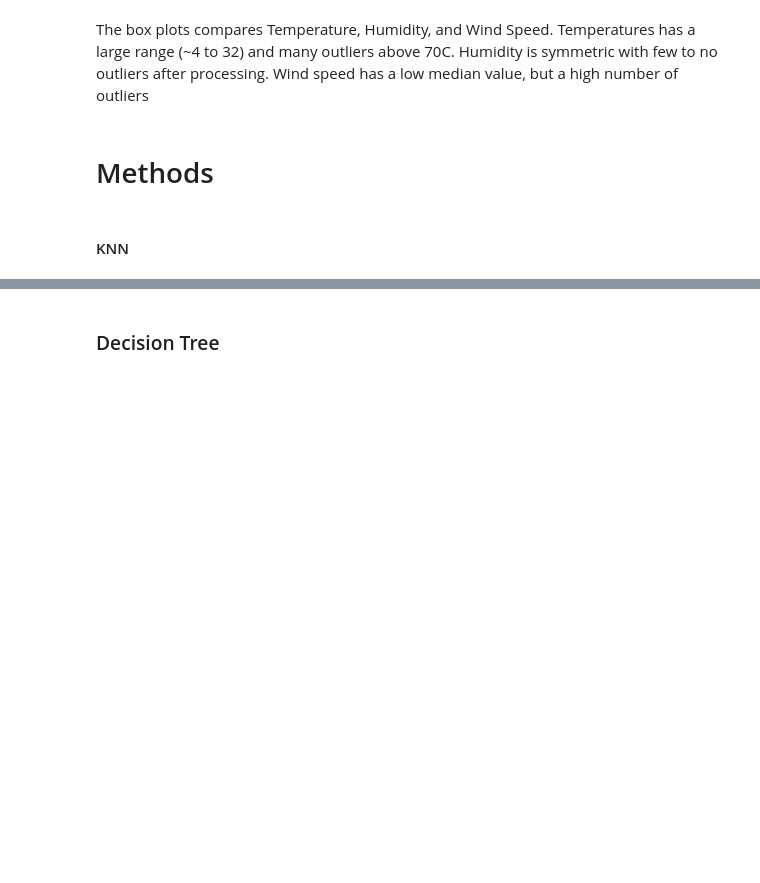
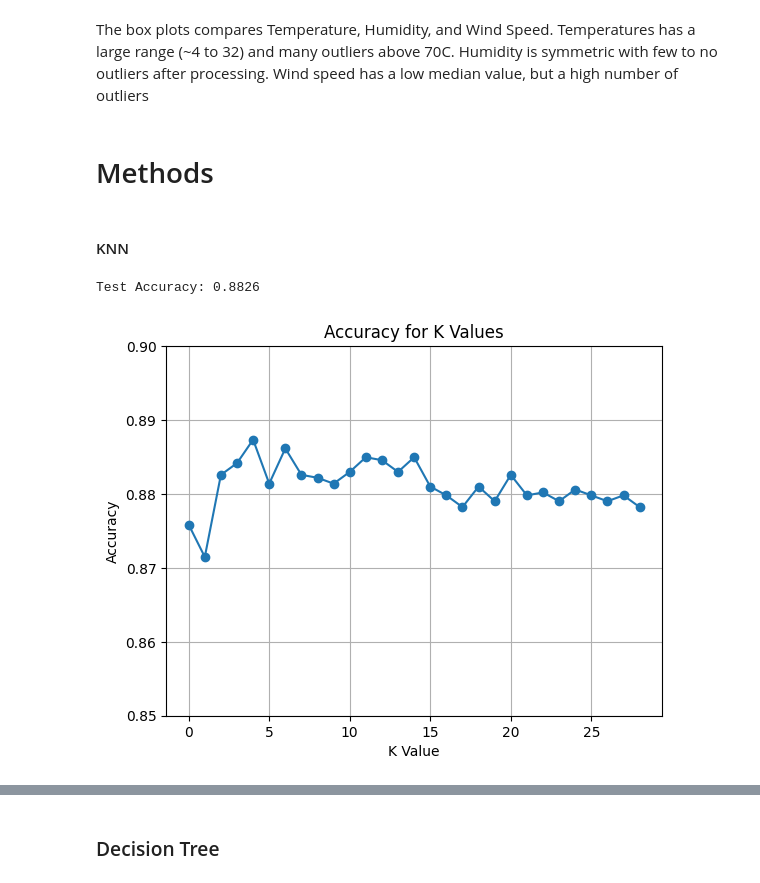
Before and after one commit to ajebril1/weather_prediction, a Jupyter notebook: finalproject.ipynb, the cells around one changed output, grey strips where cells are left out. Drawn from its saved outputs; the diff is of its cells as text; code cells hidden in the pictures; blank space fills up the shorter version.

Commit message:
add knn values graph and knn confusion matrix

```diff
--- a/finalproject.ipynb
+++ b/finalproject.ipynb
@@ -120,9 +202,30 @@ X_train, X_test, y_train, y_test = train_test_split(X, y, test_size=0.2, random_
 from sklearn.neighbors import KNeighborsClassifier
 from sklearn.metrics import accuracy_score
 
-knn = KNeighborsClassifier(n_neighbors=4)
+knn = KNeighborsClassifier(n_neighbors=3)
 knn.fit(X_train, y_train)
 
 y_pred = knn.predict(X_test)
 
 print(f"Test Accuracy: {accuracy_score(y_test, y_pred):.4f}")
+# %% [output]
+Test Accuracy: 0.8826
+# %%
+# generate a graph for k values
+
+accuracy = []
+for i in range(1,30):
+    knn = KNeighborsClassifier(n_neighbors=i)
+    knn.fit(X_train, y_train)
+    y_pred = knn.predict(X_test)
+    accuracy.append(accuracy_score(y_test, y_pred))
+
+plt.plot(accuracy, marker='o')
+plt.xlabel('K Value')
+plt.ylabel('Accuracy')
+plt.title('Accuracy for K Values')
+plt.ylim(0.85, .9)
+plt.grid(True)
+plt.show()
+# %% [output]
+[figure, added]
```
Also changed, not shown: parts of 13 cells of this notebook.
